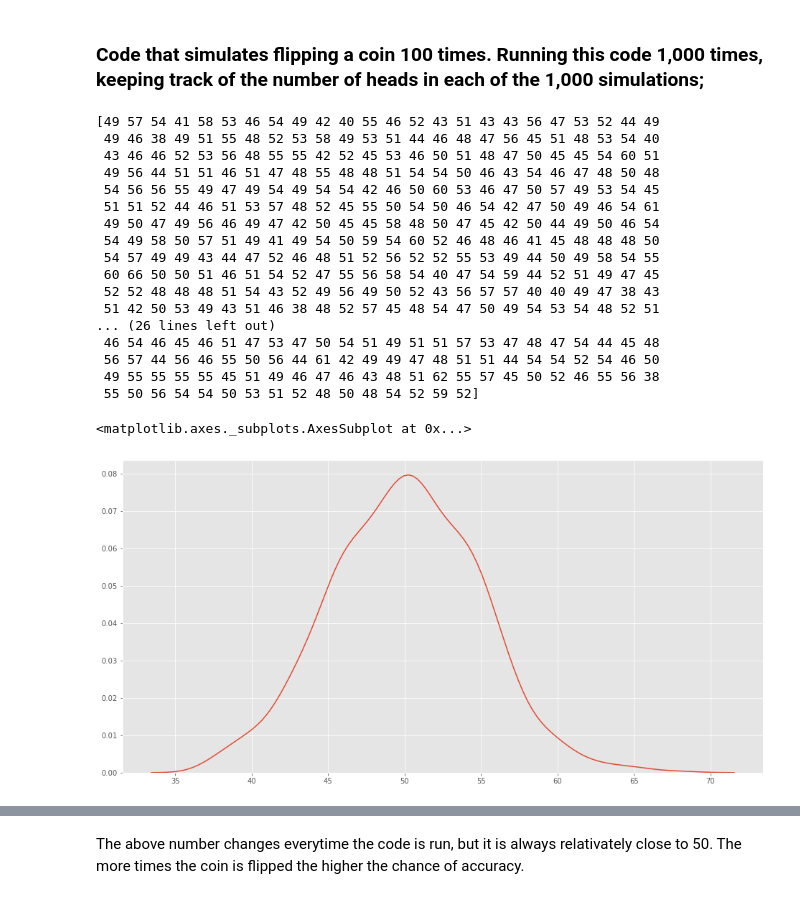
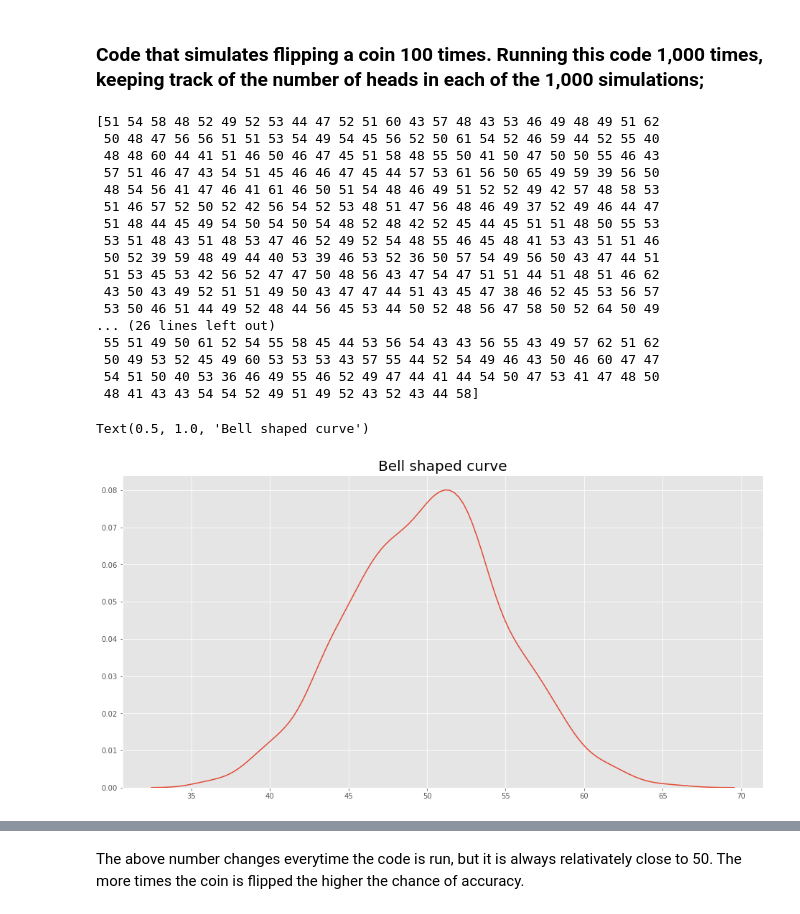
Before and after one commit to AineNicD/tasks2020, a Jupyter notebook: tasks2020.ipynb, the cells around one changed output, grey strips where cells are left out. Drawn from its saved outputs; the diff is of its cells as text; code cells hidden in the pictures.

```diff
--- a/tasks2020.ipynb
+++ b/tasks2020.ipynb
@@ -256,38 +247,39 @@ The probability density for the Binomial distribution is:
 # %%
 #import libraries
 import numpy as np
 import seaborn as sns
 import matplotlib.pyplot as plt
 # plot style
 plt.style.use("ggplot")
 
 # Bigger plots
 plt.rcParams["figure.figsize"] = (16,8)
 
 #simulates flipping a coin 100 times, repeating 1000 times.
 x=np.random.binomial(n=100, p=0.5, size = 1000)
 print(x)
 
 #show the bell curve without a histogram using seaborns distplot()
 sns.distplot(x, hist = False)
+plt.title('Bell shaped curve',fontsize=20)
 # %% [output]
-[49 57 54 41 58 53 46 54 49 42 40 55 46 52 43 51 43 43 56 47 53 52 44 49
- 49 46 38 49 51 55 48 52 53 58 49 53 51 44 46 48 47 56 45 51 48 53 54 40
- 43 46 46 52 53 56 48 55 55 42 52 45 53 46 50 51 48 47 50 45 45 54 60 51
- 49 56 44 51 51 46 51 47 48 55 48 48 51 54 54 50 46 43 54 46 47 48 50 48
- 54 56 56 55 49 47 49 54 49 54 54 42 46 50 60 53 46 47 50 57 49 53 54 45
- 51 51 52 44 46 51 53 57 48 52 45 55 50 54 50 46 54 42 47 50 49 46 54 61
- 49 50 47 49 56 46 49 47 42 50 45 45 58 48 50 47 45 42 50 44 49 50 46 54
- 54 49 58 50 57 51 49 41 49 54 50 59 54 60 52 46 48 46 41 45 48 48 48 50
- 54 57 49 49 43 44 47 52 46 48 51 52 56 52 52 55 53 49 44 50 49 58 54 55
- 60 66 50 50 51 46 51 54 52 47 55 56 58 54 40 47 54 59 44 52 51 49 47 45
- 52 52 48 48 48 51 54 43 52 49 56 49 50 52 43 56 57 57 40 40 49 47 38 43
- 51 42 50 53 49 43 51 46 38 48 52 57 45 48 54 47 50 49 54 53 54 48 52 51
+[51 54 58 48 52 49 52 53 44 47 52 51 60 43 57 48 43 53 46 49 48 49 51 62
+ 50 48 47 56 56 51 51 53 54 49 54 45 56 52 50 61 54 52 46 59 44 52 55 40
+ 48 48 60 44 41 51 46 50 46 47 45 51 58 48 55 50 41 50 47 50 50 55 46 43
+ 57 51 46 47 43 54 51 45 46 46 47 45 44 57 53 61 56 50 65 49 59 39 56 50
+ 48 54 56 41 47 46 41 61 46 50 51 54 48 46 49 51 52 52 49 42 57 48 58 53
+ 51 46 57 52 50 52 42 56 54 52 53 48 51 47 56 48 46 49 37 52 49 46 44 47
+ 51 48 44 45 49 54 50 54 50 54 48 52 48 42 52 45 44 45 51 51 48 50 55 53
+ 53 51 48 43 51 48 53 47 46 52 49 52 54 48 55 46 45 48 41 53 43 51 51 46
+ 50 52 39 59 48 49 44 40 53 39 46 53 52 36 50 57 54 49 56 50 43 47 44 51
+ 51 53 45 53 42 56 52 47 47 50 48 56 43 47 54 47 51 51 44 51 48 51 46 62
+ 43 50 43 49 52 51 51 49 50 43 47 47 44 51 43 45 47 38 46 52 45 53 56 57
+ 53 50 46 51 44 49 52 48 44 56 45 53 44 50 52 48 56 47 58 50 52 64 50 49
 ... (26 lines left out)
- 46 54 46 45 46 51 47 53 47 50 54 51 49 51 51 57 53 47 48 47 54 44 45 48
- 56 57 44 56 46 55 50 56 44 61 42 49 49 47 48 51 51 44 54 54 52 54 46 50
- 49 55 55 55 55 45 51 49 46 47 46 43 48 51 62 55 57 45 50 52 46 55 56 38
- 55 50 56 54 54 50 53 51 52 48 50 48 54 52 59 52]
+ 55 51 49 50 61 52 54 55 58 45 44 53 56 54 43 43 56 55 43 49 57 62 51 62
+ 50 49 53 52 45 49 60 53 53 53 43 57 55 44 52 54 49 46 43 50 46 60 47 47
+ 54 51 50 40 53 36 46 49 55 46 52 49 47 44 41 44 54 50 47 53 41 47 48 50
+ 48 41 43 43 54 54 52 49 51 49 52 43 52 43 44 58]
-<matplotlib.axes._subplots.AxesSubplot at 0x...>
+Text(0.5, 1.0, 'Bell shaped curve')
-[figure, old version]
+[figure, new version]
 # %%
```
Also changed, not shown: parts of 39 cells of this notebook, 4 other files.
